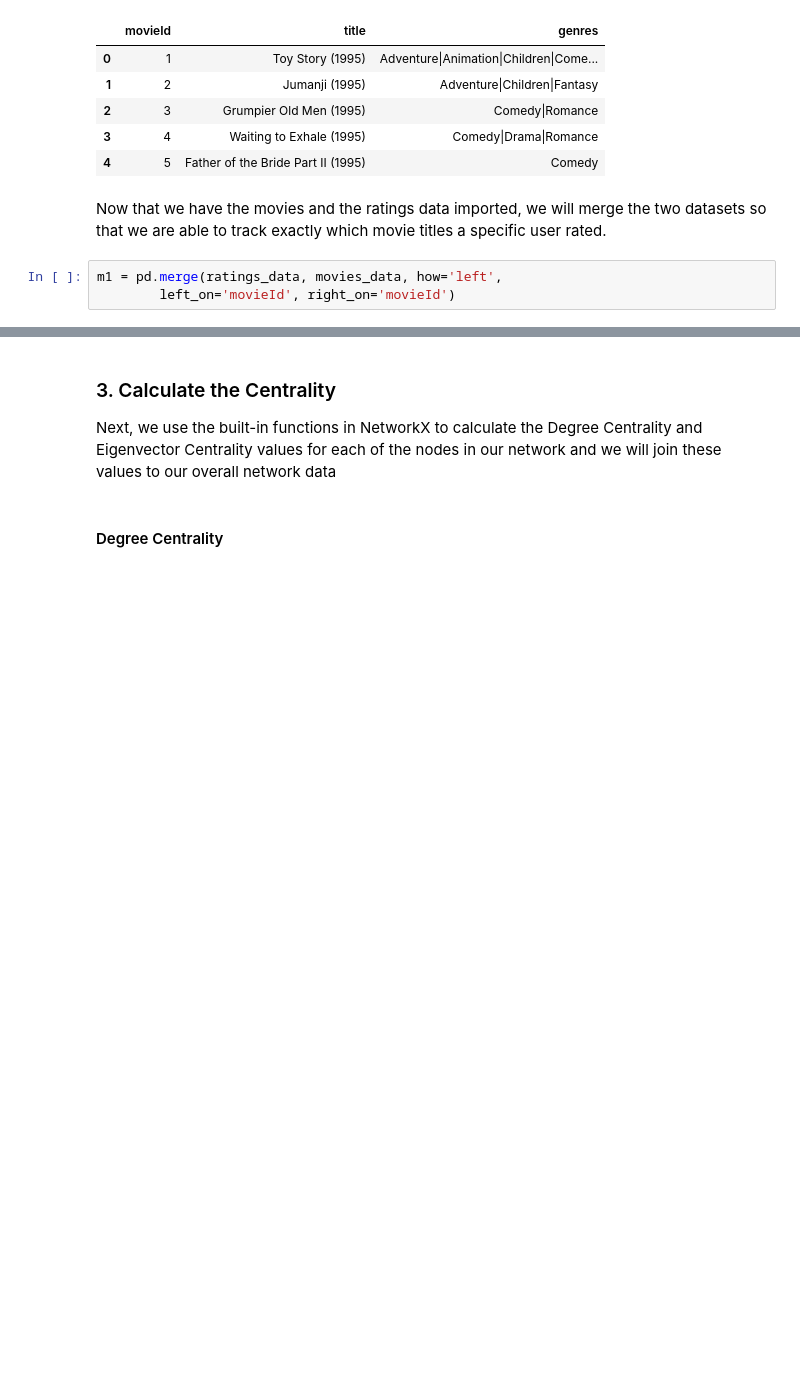
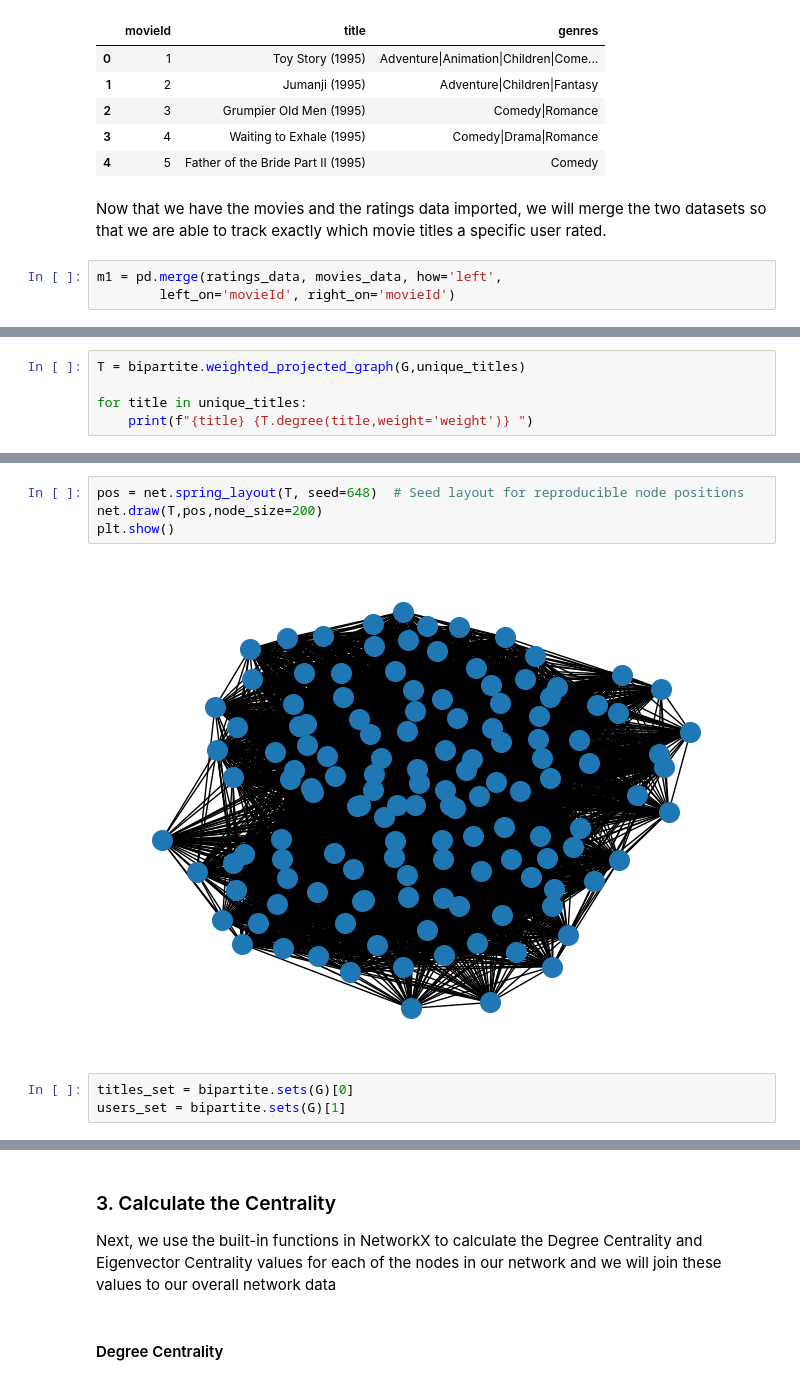
Before and after one commit to klmartin1998/spring2024-data620, a Jupyter notebook: projects/project2/DATA 620 - project2.ipynb, the cells around one changed output, grey strips where cells are left out. Drawn from its saved outputs; the diff is of its cells as text; blank space fills up the shorter version.

```diff
--- a/projects/project2/DATA 620 - project2.ipynb
+++ b/projects/project2/DATA 620 - project2.ipynb
@@ -171,0 +399,5 @@ else:
+# %%
+T = bipartite.weighted_projected_graph(G,unique_titles)
+
+for title in unique_titles:
+    print(f"{title} {T.degree(title,weight='weight')} ")
@@ -171,0 +438,9 @@ else:
+# %%
+pos = net.spring_layout(T, seed=648)  # Seed layout for reproducible node positions
+net.draw(T,pos,node_size=200)
+plt.show()
+# %% [output]
+[figure, added]
+# %%
+titles_set = bipartite.sets(G)[0]
+users_set = bipartite.sets(G)[1]
```
Also changed, not shown: parts of 65 cells of this notebook.
